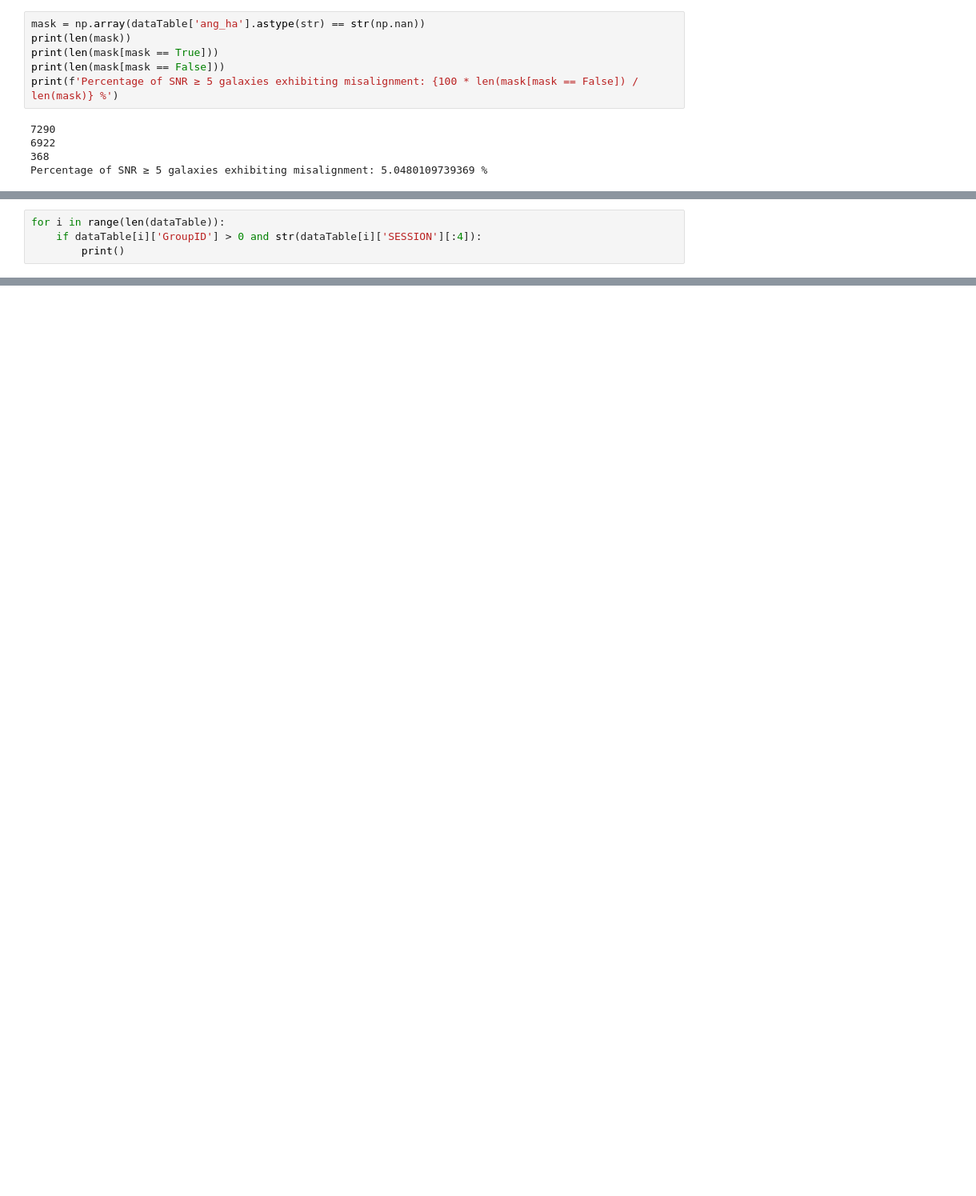
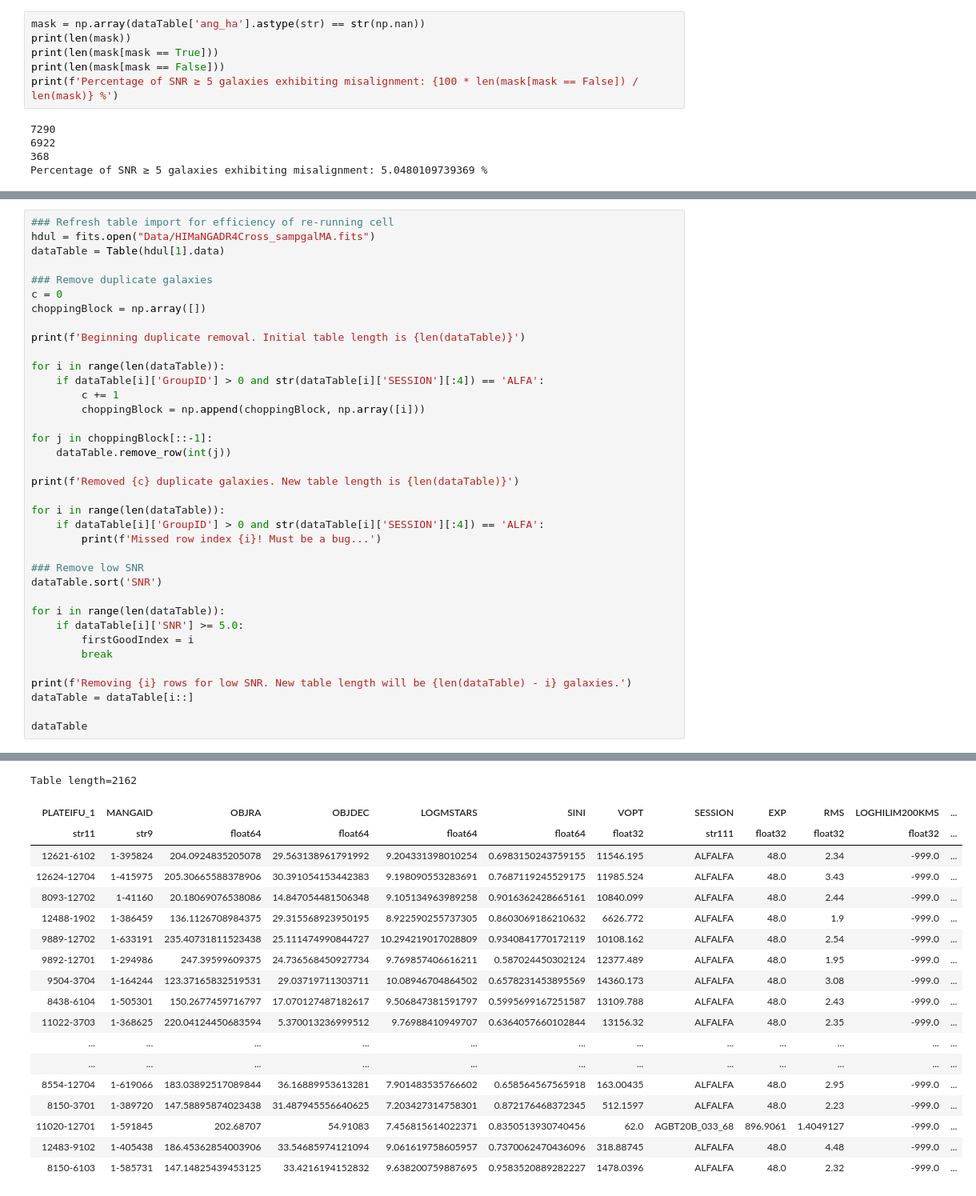
Before and after one commit to harrisonfwest/HI-MaNGA-Research, a Jupyter notebook: S26_Thesis-Code.ipynb, the cells around one changed output, grey strips where cells are left out. Shown at 80% size. Drawn from its saved outputs; the diff is of its cells as text; blank space fills up the shorter version.

```diff
--- a/S26_Thesis-Code.ipynb
+++ b/S26_Thesis-Code.ipynb
@@ -84,5 +50,38 @@ Table length=7290
 # %%
+### Refresh table import for efficiency of re-running cell
+hdul = fits.open("Data/HIMaNGADR4Cross_sampgalMA.fits")
+dataTable = Table(hdul[1].data)
+
+### Remove duplicate galaxies
+c = 0
+choppingBlock = np.array([])
+
+print(f'Beginning duplicate removal. Initial table length is {len(dataTable)}')
+
 for i in range(len(dataTable)):
-    if dataTable[i]['GroupID'] > 0 and str(dataTable[i]['SESSION'][:4]):
-        print()
+    if dataTable[i]['GroupID'] > 0 and str(dataTable[i]['SESSION'][:4]) == 'ALFA':
+        c += 1
+        choppingBlock = np.append(choppingBlock, np.array([i]))
+
+for j in choppingBlock[::-1]:
+    dataTable.remove_row(int(j))
+
+print(f'Removed {c} duplicate galaxies. New table length is {len(dataTable)}')
+
+for i in range(len(dataTable)):
+    if dataTable[i]['GroupID'] > 0 and str(dataTable[i]['SESSION'][:4]) == 'ALFA':
+        print(f'Missed row index {i}! Must be a bug...')
+
+### Remove low SNR
+dataTable.sort('SNR')
+
+for i in range(len(dataTable)):
+    if dataTable[i]['SNR'] >= 5.0:
+        firstGoodIndex = i
+        break
+
+print(f'Removing {i} rows for low SNR. New table length will be {len(dataTable) - i} galaxies.')
+dataTable = dataTable[i::]
+
+dataTable
 # %% [output]
@@ -105,0 +91,19 @@ ALFA
+Table length=2162
+| PLATEIFU_1 | MANGAID | OBJRA | OBJDEC | LOGMSTARS | SINI | VOPT | SESSION | EXP | RMS | LOGHILIM200KMS | ... |
+| str11 | str9 | float64 | float64 | float64 | float64 | float32 | str111 | float32 | float32 | float32 | ... |
+| 12621-6102 | 1-395824 | 204.0924835205078 | 29.563138961791992 | 9.204331398010254 | 0.6983150243759155 | 11546.195 | ALFALFA | 48.0 | 2.34 | -999.0 | ... |
+| 12624-12704 | 1-415975 | 205.30665588378906 | 30.391054153442383 | 9.198090553283691 | 0.7687119245529175 | 11985.524 | ALFALFA | 48.0 | 3.43 | -999.0 | ... |
+| 8093-12702 | 1-41160 | 20.18069076538086 | 14.847054481506348 | 9.105134963989258 | 0.9016362428665161 | 10840.099 | ALFALFA | 48.0 | 2.44 | -999.0 | ... |
+| 12488-1902 | 1-386459 | 136.1126708984375 | 29.315568923950195 | 8.922590255737305 | 0.8603069186210632 | 6626.772 | ALFALFA | 48.0 | 1.9 | -999.0 | ... |
+| 9889-12702 | 1-633191 | 235.40731811523438 | 25.111474990844727 | 10.294219017028809 | 0.9340841770172119 | 10108.162 | ALFALFA | 48.0 | 2.54 | -999.0 | ... |
+| 9892-12701 | 1-294986 | 247.39599609375 | 24.736568450927734 | 9.769857406616211 | 0.587024450302124 | 12377.489 | ALFALFA | 48.0 | 1.95 | -999.0 | ... |
+| 9504-3704 | 1-164244 | 123.37165832519531 | 29.03719711303711 | 10.08946704864502 | 0.6578231453895569 | 14360.173 | ALFALFA | 48.0 | 3.08 | -999.0 | ... |
+| 8438-6104 | 1-505301 | 150.2677459716797 | 17.070127487182617 | 9.506847381591797 | 0.5995699167251587 | 13109.788 | ALFALFA | 48.0 | 2.43 | -999.0 | ... |
+| 11022-3703 | 1-368625 | 220.04124450683594 | 5.370013236999512 | 9.76988410949707 | 0.6364057660102844 | 13156.32 | ALFALFA | 48.0 | 2.35 | -999.0 | ... |
+| ... | ... | ... | ... | ... | ... | ... | ... | ... | ... | ... | ... |
+| ... | ... | ... | ... | ... | ... | ... | ... | ... | ... | ... | ... |
+| 8554-12704 | 1-619066 | 183.03892517089844 | 36.16889953613281 | 7.901483535766602 | 0.658564567565918 | 163.00435 | ALFALFA | 48.0 | 2.95 | -999.0 | ... |
+| 8150-3701 | 1-389720 | 147.58895874023438 | 31.487945556640625 | 7.203427314758301 | 0.872176468372345 | 512.1597 | ALFALFA | 48.0 | 2.23 | -999.0 | ... |
+| 11020-12701 | 1-591845 | 202.68707 | 54.91083 | 7.456815614022371 | 0.8350513930740456 | 62.0 | AGBT20B_033_68 | 896.9061 | 1.4049127 | -999.0 | ... |
+| 12483-9102 | 1-405438 | 186.45362854003906 | 33.54685974121094 | 9.061619758605957 | 0.7370062470436096 | 318.88745 | ALFALFA | 48.0 | 4.48 | -999.0 | ... |
+| 8150-6103 | 1-585731 | 147.14825439453125 | 33.4216194152832 | 9.638200759887695 | 0.9583520889282227 | 1478.0396 | ALFALFA | 48.0 | 2.32 | -999.0 | ... |
```
Also changed, not shown: parts of 5 cells of this notebook.
